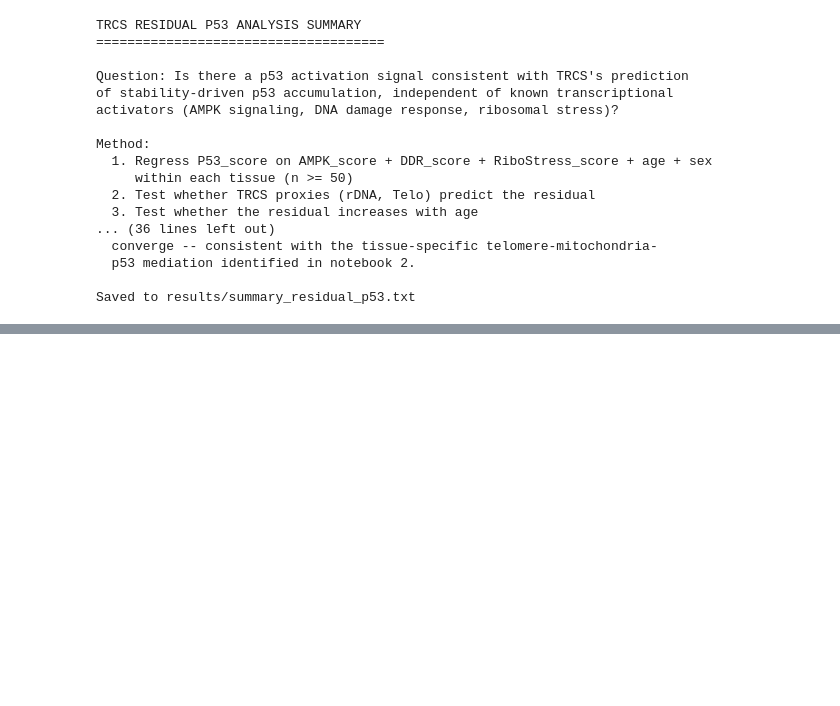
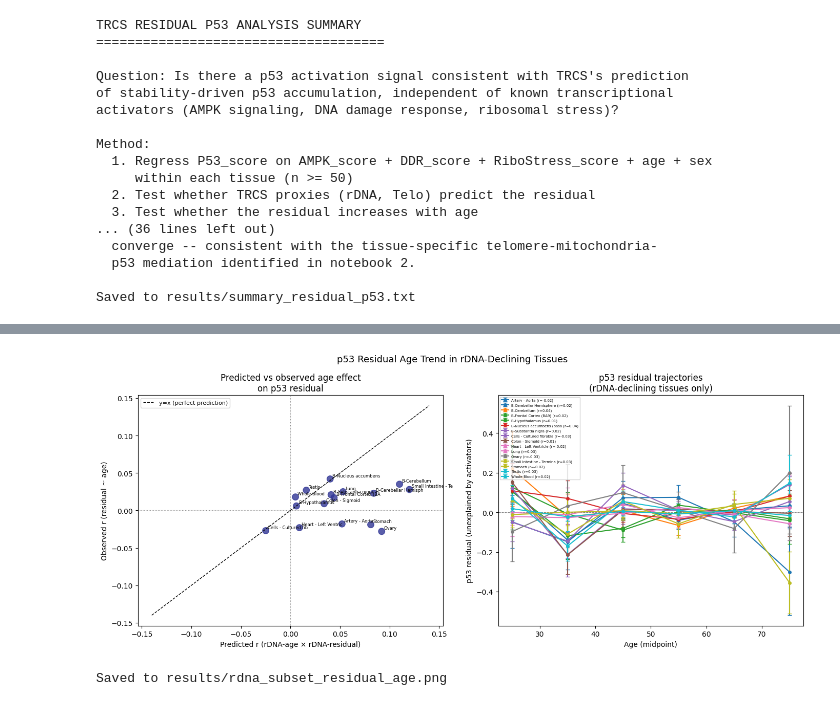
Before and after one commit to eddiemiles3/trcs-aging-analysis, a Jupyter notebook: 05_trcs_residual_p53.ipynb, the cells around one changed output, grey strips where cells are left out. Cells and saved outputs as stored; diff of their text form; code cells hidden in the pictures; blank space fills up the shorter version.

```diff
--- a/05_trcs_residual_p53.ipynb
+++ b/05_trcs_residual_p53.ipynb
@@ -515,0 +728,16 @@ Saved to results/summary_residual_p53.txt
+# %%
+spearman_df = pd.read_csv(os.path.join(RESULTS_DIR, 'spearman_correlations.csv'))
+
+# Get the 16 tissues where rDNA significantly declines with age
+rdna_decline_tissues = spearman_df[
+    (spearman_df['score'] == 'rDNA_score') &
+    (spearman_df['significant'] == True) &
+    (spearman_df['spearman_r'] < 0)
+]['tissue'].tolist()
+
+print(f"Tissues where rDNA significantly declines with age: {len(rdna_decline_tissues)}")
+print()
+for t in sorted(rdna_decline_tissues):
+    r = spearman_df[(spearman_df['tissue'] == t) &
+                    (spearman_df['score'] == 'rDNA_score')]['spearman_r'].values[0]
+    print(f"  {t:50s}  r={r:.3f}")
@@ -515,0 +849,55 @@ Saved to results/summary_residual_p53.txt
+# %%
+fig, axes = plt.subplots(1, 2, figsize=(14, 6))
+fig.suptitle('p53 Residual Age Trend in rDNA-Declining Tissues', fontsize=13)
+
+# Left: predicted vs observed r
+ax = axes[0]
+ax.scatter(subset_df['predicted_r'], subset_df['observed_r'],
+           c=subset_df['sig'].astype(int), cmap='RdYlBu_r',
+           alpha=0.8, s=80)
+lim = max(abs(subset_df[['predicted_r','observed_r']].values.min()),
+          abs(subset_df[['predicted_r','observed_r']].values.max())) + 0.02
+ax.plot([-lim, lim], [-lim, lim], 'k--', linewidth=1, label='y=x (perfect prediction)')
+ax.axhline(0, color='gray', linewidth=0.8, linestyle=':')
+ax.axvline(0, color='gray', linewidth=0.8, linestyle=':')
+ax.set_xlabel('Predicted r (rDNA-age × rDNA-residual)')
+ax.set_ylabel('Observed r (residual ~ age)')
+ax.set_title('Predicted vs observed age effect\non p53 residual')
+ax.legend(fontsize=8)
+for _, row in subset_df.iterrows():
+    ax.annotate(row['tissue'].replace('Brain - ', 'B-')[:20],
+                (row['predicted_r'], row['observed_r']),
+                fontsize=6, xytext=(3, 3), textcoords='offset points')
+
+# Right: age trajectories of p53 residual in these tissues
+ax = axes[1]
+colors = plt.cm.tab10(np.linspace(0, 1, len(subset_df)))
+for (_, row), color in zip(subset_df.iterrows(), colors):
+    tissue = row['tissue']
+    tdf = df[df['SMTSD'] == tissue].copy()
+    m = smf.ols(
+        'P53_score_resid ~ AMPK_score_resid + DDR_score_resid + '
+        'RiboStress_score_resid + AGE_MID + SEX',
+        data=tdf
+    ).fit()
+    tdf['P53_residual'] = m.resid
+    means = [tdf[tdf['AGE'] == a]['P53_residual'].mean() for a in age_order]
+    sems  = [tdf[tdf['AGE'] == a]['P53_residual'].sem()  for a in age_order]
+    label = f"{tissue.replace('Brain - ','B-')[:25]} (r={row['observed_r']:.2f})"
+    ax.errorbar(age_mids, means, yerr=sems, fmt='o-', color=color,
+                linewidth=1.5, markersize=4, capsize=3, label=label)
+
+ax.axhline(0, color='gray', linestyle='--', linewidth=0.8)
+ax.set_xlabel('Age (midpoint)')
+ax.set_ylabel('p53 residual (unexplained by activators)')
+ax.set_title('p53 residual trajectories\n(rDNA-declining tissues only)')
+ax.legend(fontsize=5, loc='upper left')
+
+plt.tight_layout()
+plt.savefig(os.path.join(RESULTS_DIR, 'rdna_subset_residual_age.png'),
+            dpi=150, bbox_inches='tight')
+plt.show()
+print("Saved to results/rdna_subset_residual_age.png")
+# %% [output]
+[figure, added]
+Saved to results/rdna_subset_residual_age.png
```
Also changed, not shown: parts of 6 cells of this notebook, 1 other file.
